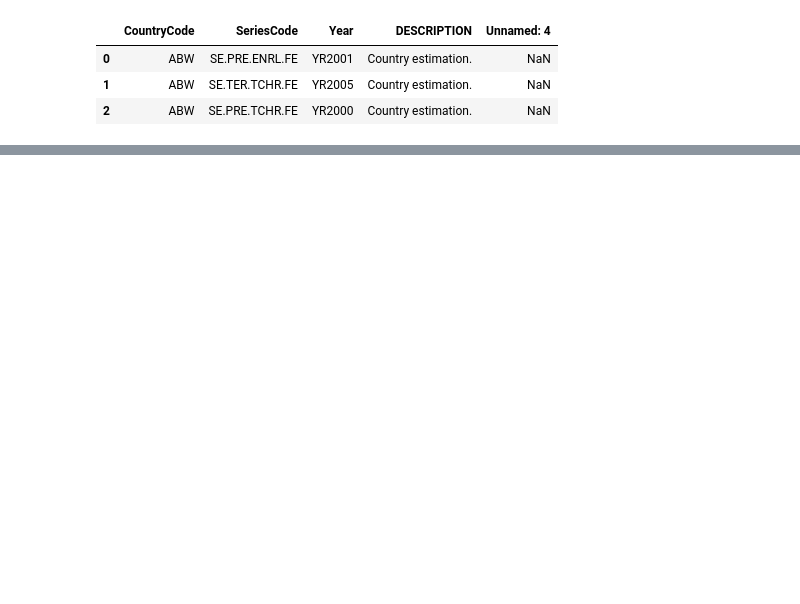
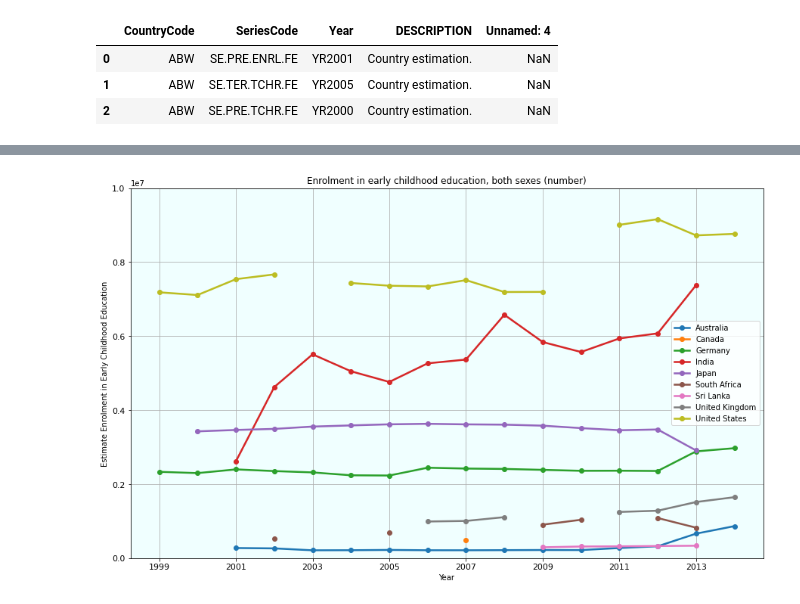
Before and after one commit to Arvind-krishna/EDA-on-World-Bank-Global-Education, a Jupyter notebook: WorldBankEDA.ipynb, the cells around one changed output, grey strips where cells are left out. Cells and saved outputs as stored; diff of their text form; code cells hidden in the pictures; blank space fills up the shorter version.

```diff
--- a/WorldBankEDA.ipynb
+++ b/WorldBankEDA.ipynb
@@ -174,0 +235,7 @@ EdStatsSeries.head(3)
+# %%
+temp1, t1 = get_columnwise_data(Indicators[0])
+temp2, t2 = get_rowwise_data(Indicators[1])
+# %%
+temp1.plot(x = "Year", kind='line', title = t1, ylabel = "Estimate Enrolment in Early Childhood Education", ylim = (0, 1e7), figsize=(15,9), fontsize = 11, grid = True, linewidth = 2.5, marker = "o").patch.set_facecolor('#f0ffff')
+# %% [output]
+[figure, added]
```
Also changed, not shown: parts of 24 cells of this notebook.
